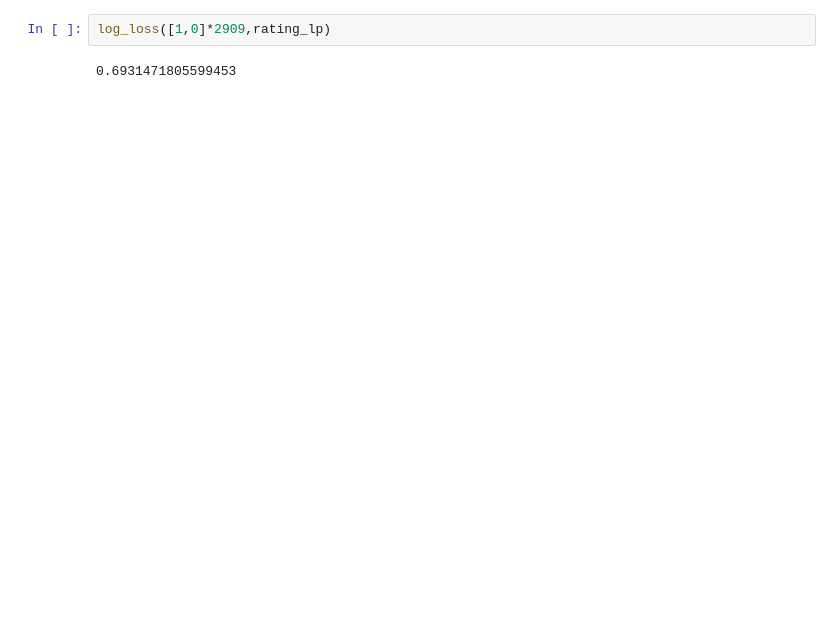
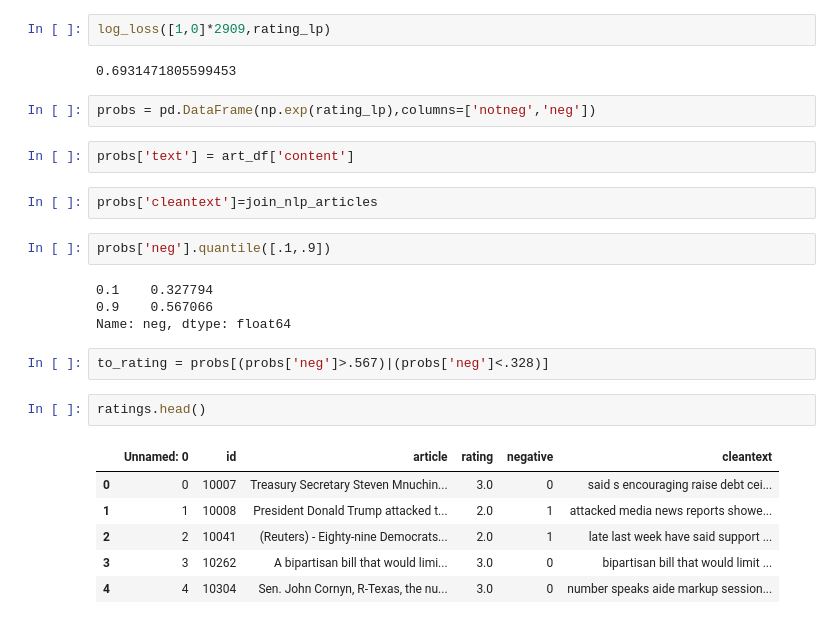
Before and after one commit to jhuessy/Capstone, a Jupyter notebook: training_prep.ipynb, the cells around one changed output. Saved outputs shown, nothing was run; the diff lists cells and outputs as text; blank space fills up the shorter version.

```diff
--- a/training_prep.ipynb
+++ b/training_prep.ipynb
@@ -82,3 +57,26 @@ lr.score(X,y)
 log_loss([1,0]*2909,rating_lp)
 # %% [output]
 0.6931471805599453
+# %%
+probs = pd.DataFrame(np.exp(rating_lp),columns=['notneg','neg'])
+# %%
+probs['text'] = art_df['content']
+# %%
+probs['cleantext']=join_nlp_articles
+# %%
+probs['neg'].quantile([.1,.9])
+# %% [output]
+0.1    0.327794
+0.9    0.567066
+Name: neg, dtype: float64
+# %%
+to_rating = probs[(probs['neg']>.567)|(probs['neg']<.328)]
+# %%
+ratings.head()
+# %% [output]
+|  | Unnamed: 0 | id | article | rating | negative | cleantext |
+| 0 | 0 | 10007 | Treasury Secretary Steven Mnuchin... | 3.0 | 0 | said s encouraging raise debt cei... |
+| 1 | 1 | 10008 | President Donald Trump attacked t... | 2.0 | 1 | attacked media news reports showe... |
+| 2 | 2 | 10041 | (Reuters) - Eighty-nine Democrats... | 2.0 | 1 | late last week have said support ... |
+| 3 | 3 | 10262 | A bipartisan bill that would limi... | 3.0 | 0 | bipartisan bill that would limit ... |
+| 4 | 4 | 10304 | Sen. John Cornyn, R-Texas, the nu... | 3.0 | 0 | number speaks aide markup session... |
```
Also changed, not shown: parts of 19 cells of this notebook, 7 other files.
